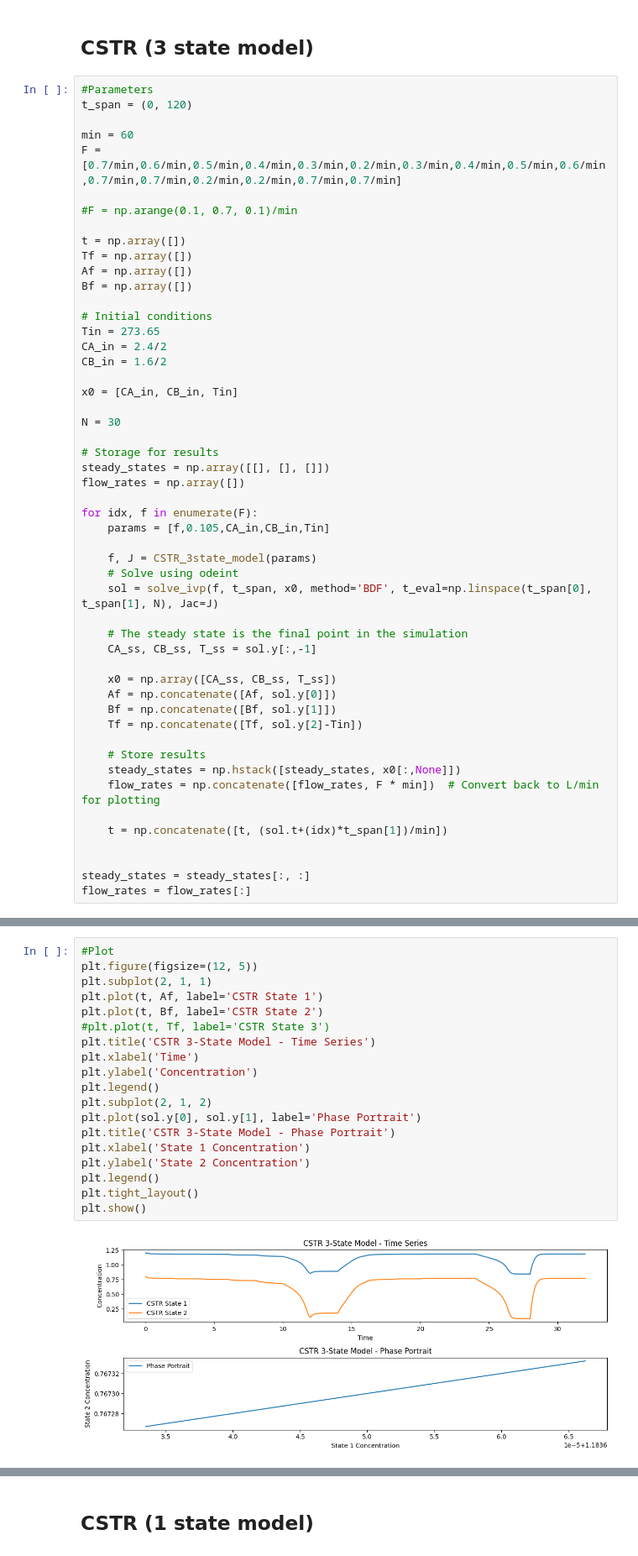
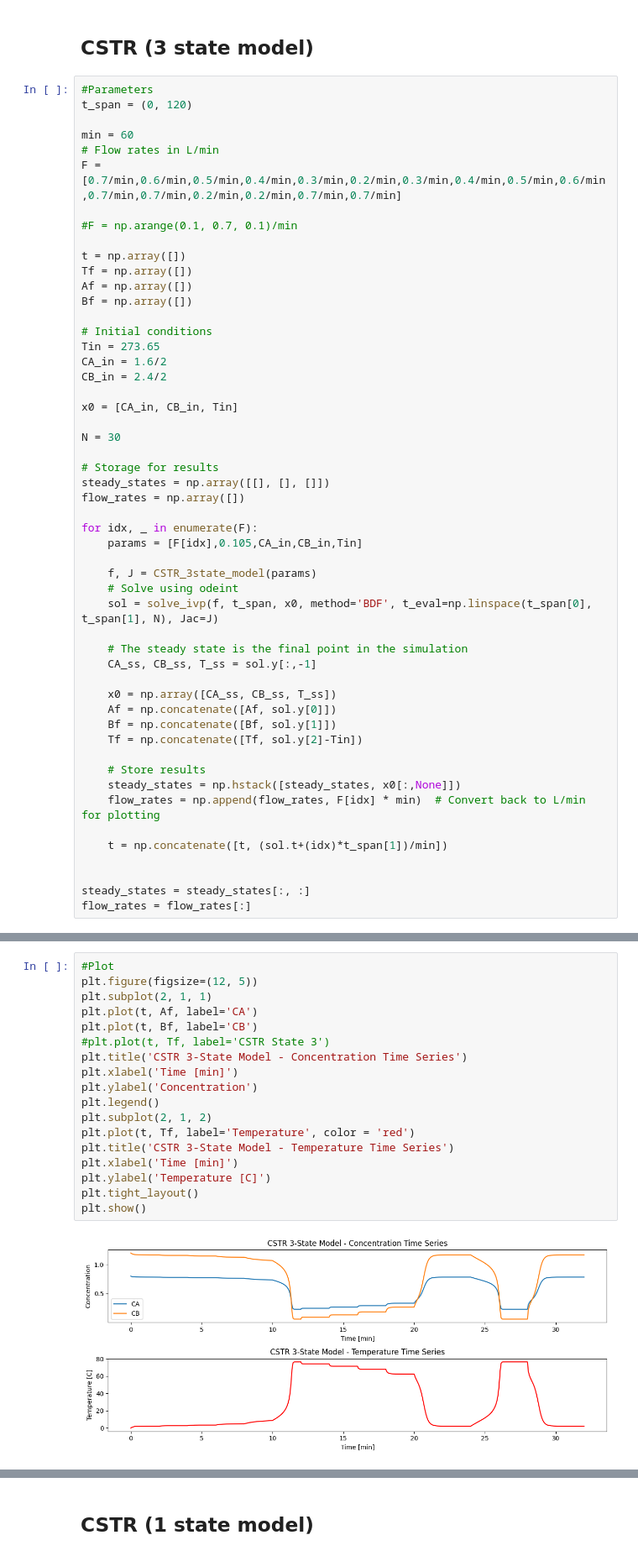
Before and after one commit to EuanCortes/02686-Project, a Jupyter notebook: TestProblemsSimulations.ipynb, the cells around one changed output, grey strips where cells are left out. Shown at 84% size. Saved outputs shown, nothing was run; the diff lists cells and outputs as text.

```diff
--- a/TestProblemsSimulations.ipynb
+++ b/TestProblemsSimulations.ipynb
@@ -272,6 +268,7 @@ plt.show()
 t_span = (0, 120)
 
 min = 60
+# Flow rates in L/min
 F = [0.7/min,0.6/min,0.5/min,0.4/min,0.3/min,0.2/min,0.3/min,0.4/min,0.5/min,0.6/min,0.7/min,0.7/min,0.2/min,0.2/min,0.7/min,0.7/min]
 
 #F = np.arange(0.1, 0.7, 0.1)/min
@@ -283,8 +280,8 @@ Bf = np.array([])
 
 # Initial conditions
 Tin = 273.65
-CA_in = 2.4/2
-CB_in = 1.6/2
+CA_in = 1.6/2
+CB_in = 2.4/2
 
 x0 = [CA_in, CB_in, Tin]
 
@@ -294,8 +291,8 @@ N = 30
 steady_states = np.array([[], [], []])
 flow_rates = np.array([])
 
-for idx, f in enumerate(F):
-    params = [f,0.105,CA_in,CB_in,Tin]
+for idx, _ in enumerate(F):
+    params = [F[idx],0.105,CA_in,CB_in,Tin]
 
     f, J = CSTR_3state_model(params)
     # Solve using odeint
@@ -311,7 +308,7 @@ for idx, f in enumerate(F):
 
     # Store results
     steady_states = np.hstack([steady_states, x0[:,None]])
-    flow_rates = np.concatenate([flow_rates, F * min])  # Convert back to L/min for plotting
+    flow_rates = np.append(flow_rates, F[idx] * min)  # Convert back to L/min for plotting
 
     t = np.concatenate([t, (sol.t+(idx)*t_span[1])/min])
 
@@ -337,21 +318,20 @@ plt.show()
 # %%
 #Plot
 plt.figure(figsize=(12, 5))
 plt.subplot(2, 1, 1)
-plt.plot(t, Af, label='CSTR State 1')
-plt.plot(t, Bf, label='CSTR State 2')
+plt.plot(t, Af, label='CA')
+plt.plot(t, Bf, label='CB')
 #plt.plot(t, Tf, label='CSTR State 3')
-plt.title('CSTR 3-State Model - Time Series')
-plt.xlabel('Time')
+plt.title('CSTR 3-State Model - Concentration Time Series')
+plt.xlabel('Time [min]')
 plt.ylabel('Concentration')
 plt.legend()
 plt.subplot(2, 1, 2)
-plt.plot(sol.y[0], sol.y[1], label='Phase Portrait')
-plt.title('CSTR 3-State Model - Phase Portrait')
-plt.xlabel('State 1 Concentration')
-plt.ylabel('State 2 Concentration')
-plt.legend()
+plt.plot(t, Tf, label='Temperature', color = 'red')
+plt.title('CSTR 3-State Model - Temperature Time Series')
+plt.xlabel('Time [min]')
+plt.ylabel('Temperature [C]')
 plt.tight_layout()
 plt.show()
 # %% [output]
-[figure, old version]
+[figure, new version]
```
Also changed, not shown: parts of 22 cells of this notebook.
